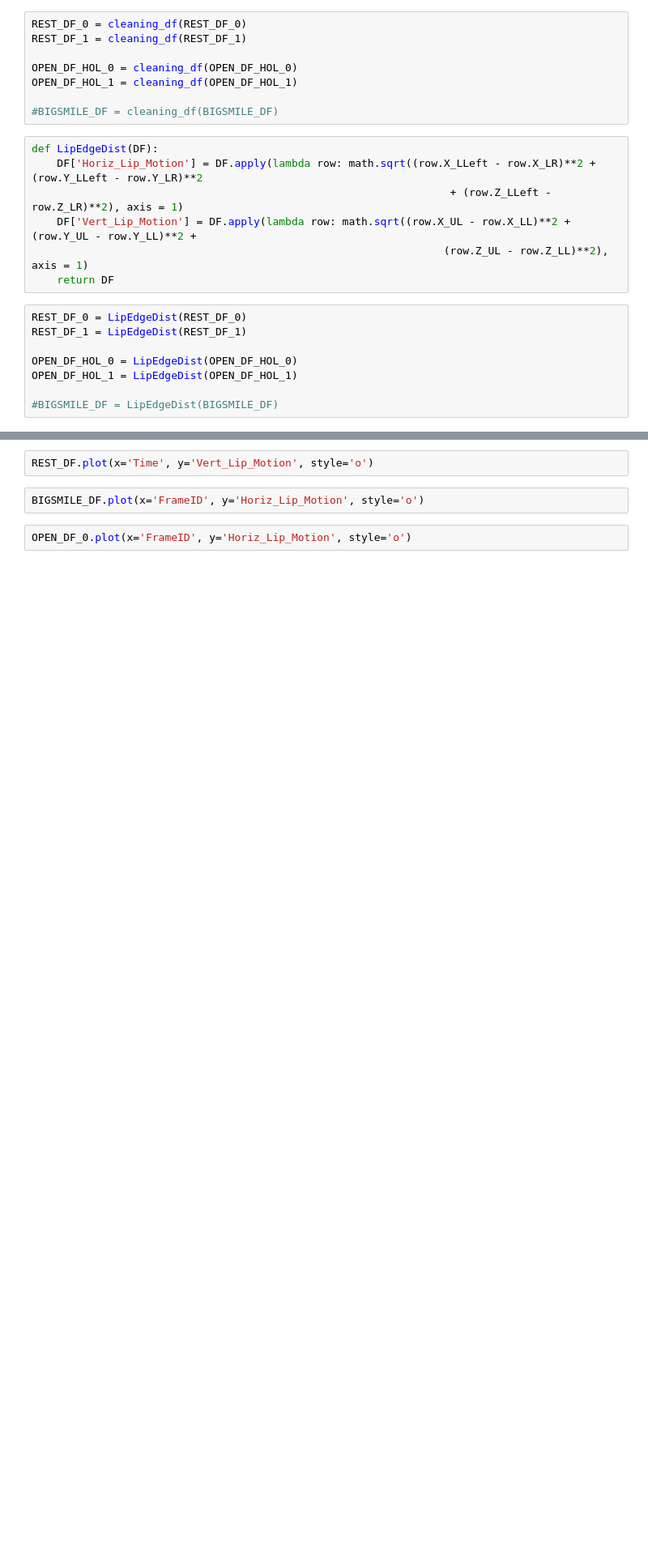
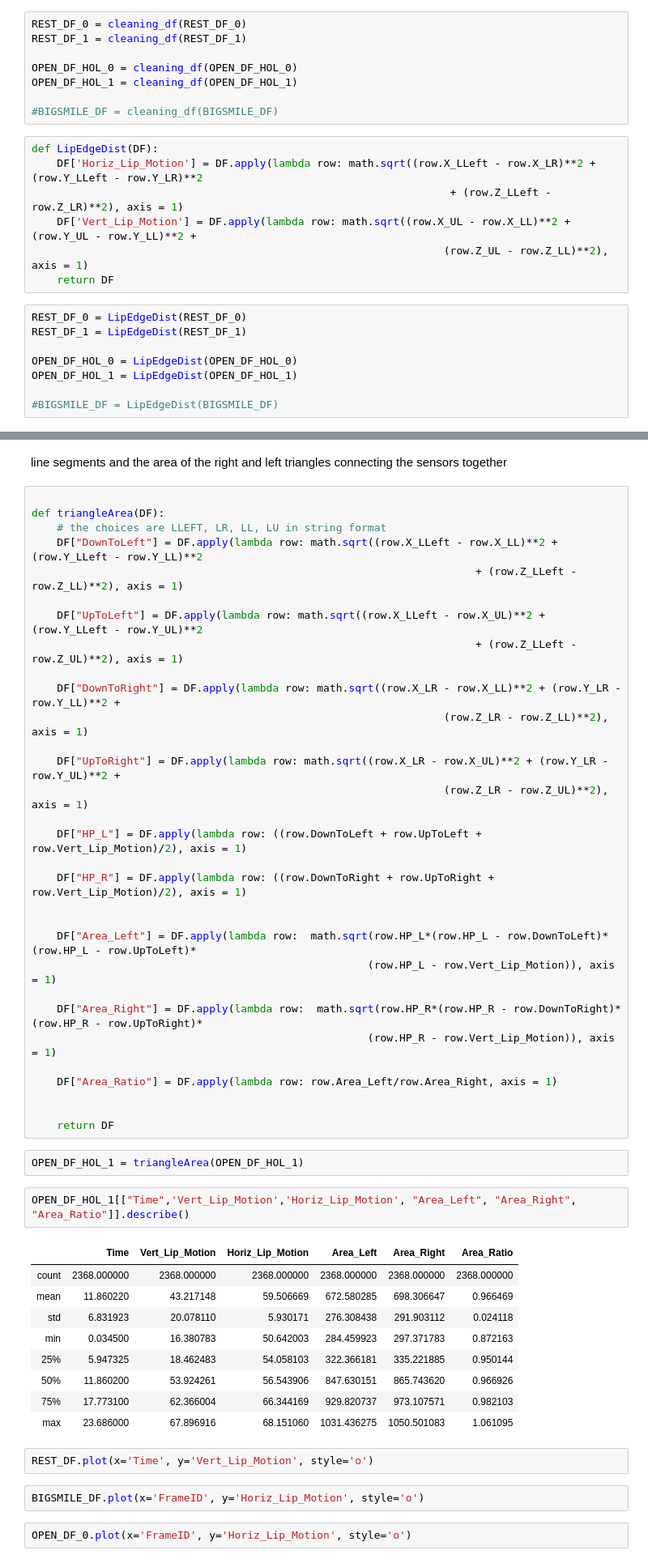
Before and after one commit to denizjafari/ValidationStudy, a Jupyter notebook: ValidationStudy.ipynb, the cells around one changed output, grey strips where cells are left out. Shown at 81% size. Cells and saved outputs as stored; diff of their text form; blank space fills up the shorter version.

```diff
--- a/ValidationStudy.ipynb
+++ b/ValidationStudy.ipynb
@@ -100,3 +117,50 @@ REST_DF.plot(x='FrameID', y='Horiz_Lip_Motion', style='o')
+# %% [markdown]
+line segments and the area of the right and left triangles connecting the sensors together
+# %%
+
+def triangleArea(DF):
+    # the choices are LLEFT, LR, LL, LU in string format
+    DF["DownToLeft"] = DF.apply(lambda row: math.sqrt((row.X_LLeft - row.X_LL)**2 + (row.Y_LLeft - row.Y_LL)**2
+                                                                      + (row.Z_LLeft - row.Z_LL)**2), axis = 1)
+
+    DF["UpToLeft"] = DF.apply(lambda row: math.sqrt((row.X_LLeft - row.X_UL)**2 + (row.Y_LLeft - row.Y_UL)**2
+                                                                      + (row.Z_LLeft - row.Z_UL)**2), axis = 1)
+
+    DF["DownToRight"] = DF.apply(lambda row: math.sqrt((row.X_LR - row.X_LL)**2 + (row.Y_LR - row.Y_LL)**2 +
+                                                                 (row.Z_LR - row.Z_LL)**2), axis = 1)
+
+    DF["UpToRight"] = DF.apply(lambda row: math.sqrt((row.X_LR - row.X_UL)**2 + (row.Y_LR - row.Y_UL)**2 +
+                                                                 (row.Z_LR - row.Z_UL)**2), axis = 1)
+
+    DF["HP_L"] = DF.apply(lambda row: ((row.DownToLeft + row.UpToLeft + row.Vert_Lip_Motion)/2), axis = 1)
+
+    DF["HP_R"] = DF.apply(lambda row: ((row.DownToRight + row.UpToRight + row.Vert_Lip_Motion)/2), axis = 1)
+
+
+    DF["Area_Left"] = DF.apply(lambda row:  math.sqrt(row.HP_L*(row.HP_L - row.DownToLeft)*(row.HP_L - row.UpToLeft)*
+                                                     (row.HP_L - row.Vert_Lip_Motion)), axis = 1)
+
+    DF["Area_Right"] = DF.apply(lambda row:  math.sqrt(row.HP_R*(row.HP_R - row.DownToRight)*(row.HP_R - row.UpToRight)*
+                                                     (row.HP_R - row.Vert_Lip_Motion)), axis = 1)
+
+    DF["Area_Ratio"] = DF.apply(lambda row: row.Area_Left/row.Area_Right, axis = 1)
+
+
+    return DF
+# %%
+OPEN_DF_HOL_1 = triangleArea(OPEN_DF_HOL_1)
+# %%
+OPEN_DF_HOL_1[["Time",'Vert_Lip_Motion','Horiz_Lip_Motion', "Area_Left", "Area_Right", "Area_Ratio"]].describe()
+# %% [output]
+|  | Time | Vert_Lip_Motion | Horiz_Lip_Motion | Area_Left | Area_Right | Area_Ratio |
+| count | 2368.000000 | 2368.000000 | 2368.000000 | 2368.000000 | 2368.000000 | 2368.000000 |
+| mean | 11.860220 | 43.217148 | 59.506669 | 672.580285 | 698.306647 | 0.966469 |
+| std | 6.831923 | 20.078110 | 5.930171 | 276.308438 | 291.903112 | 0.024118 |
+| min | 0.034500 | 16.380783 | 50.642003 | 284.459923 | 297.371783 | 0.872163 |
+| 25% | 5.947325 | 18.462483 | 54.058103 | 322.366181 | 335.221885 | 0.950144 |
+| 50% | 11.860200 | 53.924261 | 56.543906 | 847.630151 | 865.743620 | 0.966926 |
+| 75% | 17.773100 | 62.366004 | 66.344169 | 929.820737 | 973.107571 | 0.982103 |
+| max | 23.686000 | 67.896916 | 68.151060 | 1031.436275 | 1050.501083 | 1.061095 |
 # %%
 REST_DF.plot(x='Time', y='Vert_Lip_Motion', style='o')
 # %%
```
Also changed, not shown: parts of 6 cells of this notebook.
